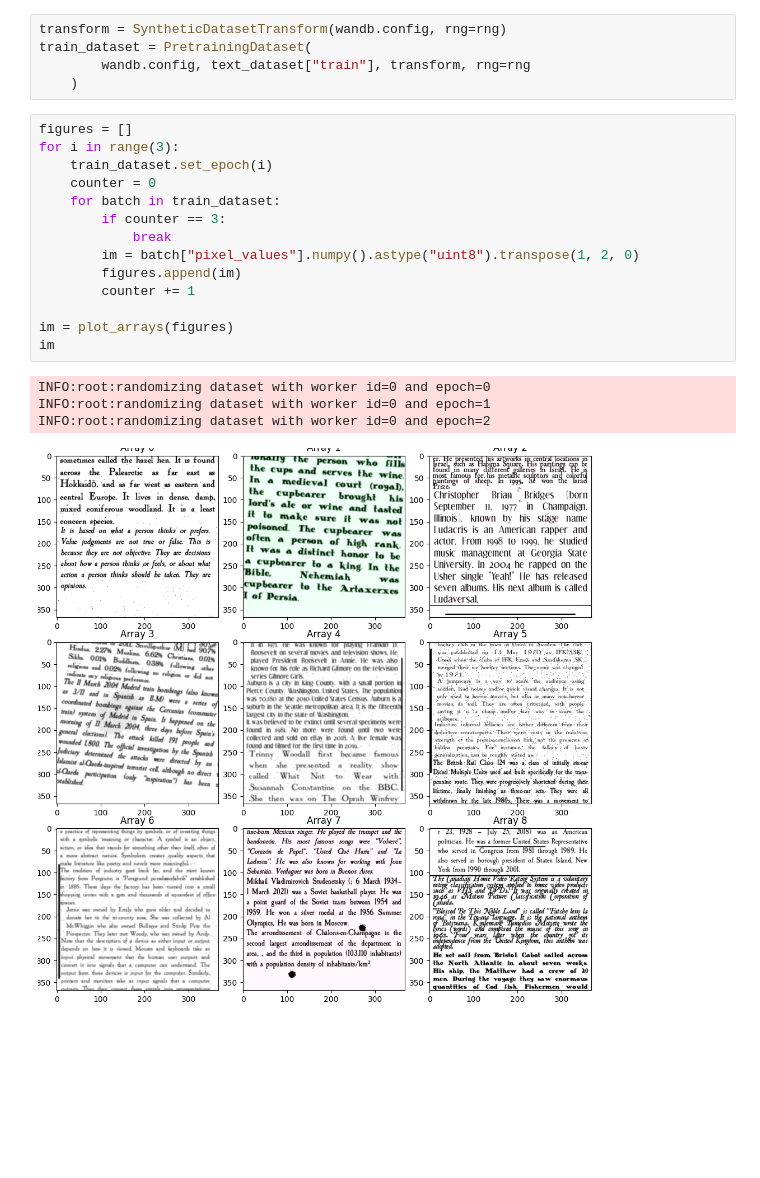
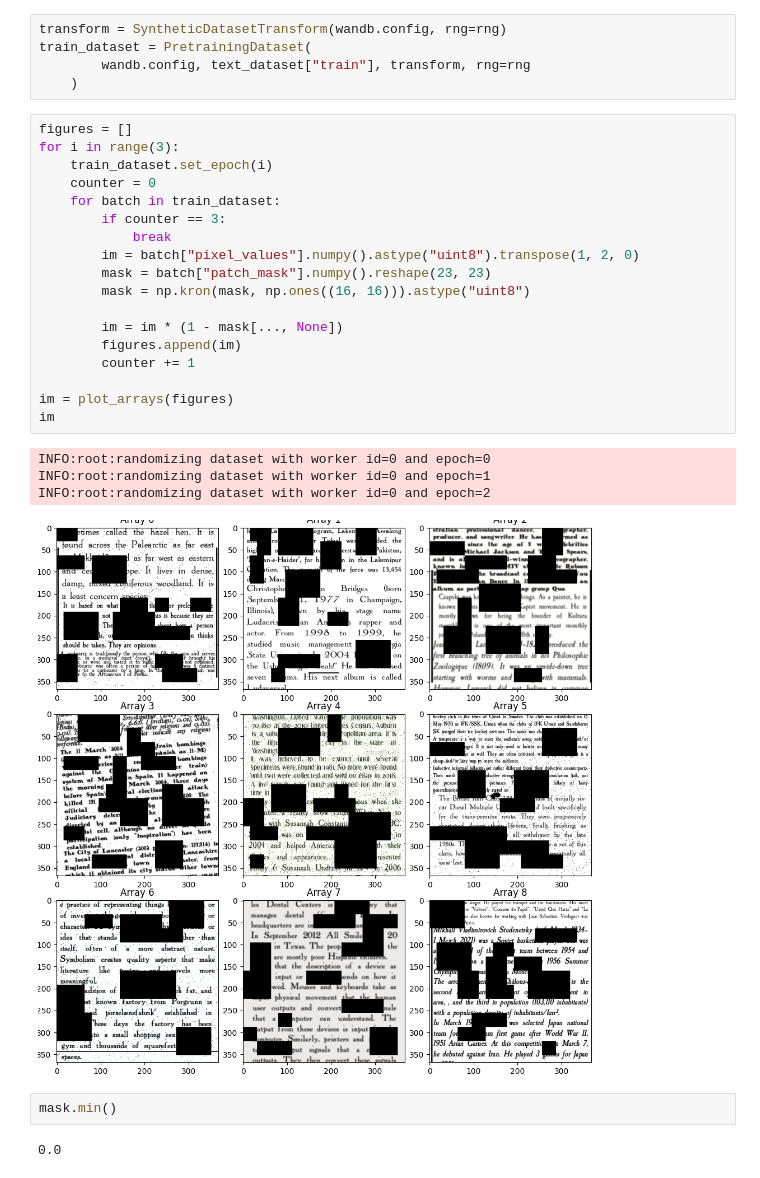
Before and after one commit to nadavborenstein/pixel-bw, a Jupyter notebook: playground.ipynb, the cells around one changed output. Cells and saved outputs as stored; diff of their text form; blank space fills up the shorter version.

```diff
--- a/playground.ipynb
+++ b/playground.ipynb
@@ -23,19 +106,27 @@ train_dataset = PretrainingDataset(
 # %%
 figures = []
 for i in range(3):
     train_dataset.set_epoch(i)
     counter = 0
     for batch in train_dataset:
         if counter == 3:
             break
         im = batch["pixel_values"].numpy().astype("uint8").transpose(1, 2, 0)
+        mask = batch["patch_mask"].numpy().reshape(23, 23)
+        mask = np.kron(mask, np.ones((16, 16))).astype("uint8")
+
+        im = im * (1 - mask[..., None])
         figures.append(im)
         counter += 1
 
 im = plot_arrays(figures)
 im
 # %% [output]
 INFO:root:randomizing dataset with worker id=0 and epoch=0
 INFO:root:randomizing dataset with worker id=0 and epoch=1
 INFO:root:randomizing dataset with worker id=0 and epoch=2
-[figure, old version]
+[figure, new version]
+# %%
+mask.min()
+# %% [output]
+0.0
```
Also changed, not shown: parts of 9 cells of this notebook.
